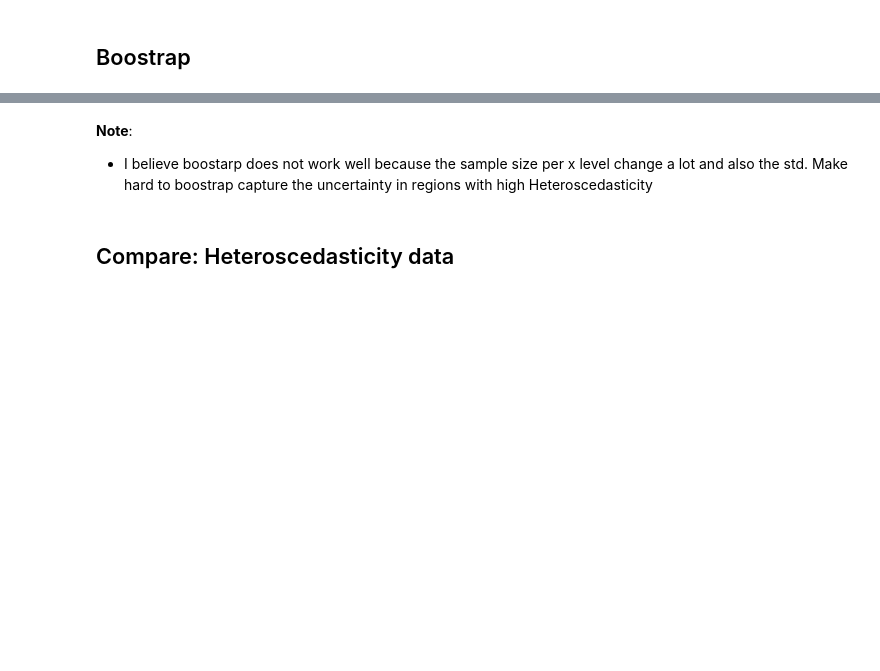
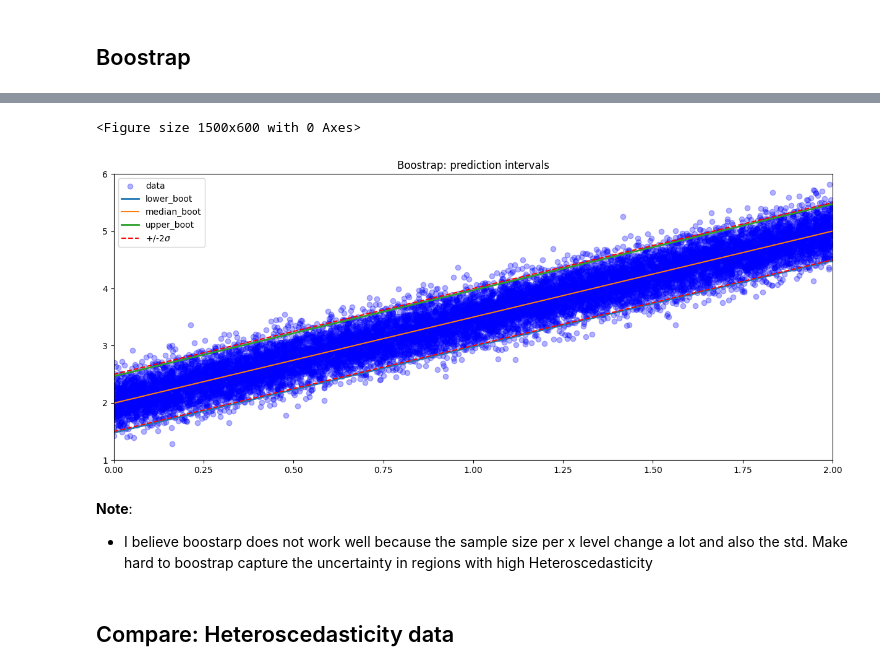
Before and after one commit to leandroohf/machine_learning_algorithms, a Jupyter notebook: dev/intro_to_prediction_interval.ipynb, the cells around one changed output, grey strips where cells are left out. Cells and saved outputs as stored; diff of their text form; code cells hidden in the pictures; blank space fills up the shorter version.

```diff
--- a/dev/intro_to_prediction_interval.ipynb
+++ b/dev/intro_to_prediction_interval.ipynb
@@ -661,13 +685,3 @@ Bootstrapping is a resampling technique that involves generating new datasets by
 refs:
 * https://medium.com/@joetrankang/i-used-data-science-and-bootstrap-to-determine-the-optimal-housing-price-daddeefaa8eb
 * Look gitlab code and org files for R code for boostrap
-# %%
-n_samples = 5000
-X_train, y_train, yy_train = make_linear_data(n_samples,linear_params)
-
-grid_size = 150
-
-X_train = X_train.reshape(-1, 1)
-X_train.shape
-
-x_grid = np.linspace(-0.0,2.0,grid_size).reshape(-1, 1)
@@ -718,0 +692,8 @@ _upper.shape
+# %%
+%%time
+
+model = Boot(LinearRegression())
+model.fit(X_train.reshape(-1, 1), y_train)
+
+_median, _pi = model.predict(x_grid, uncertainty=0.05)
+_lower, _upper = _pi[:,0], _pi[:,1]
@@ -719,29 +714,31 @@ _upper.shape
 # %%
 plt.figure(figsize=[15, 6])
 
 a = linear_params.get('a',None)
 b = linear_params.get('b',None)
 _sigma = linear_params.get('sigma',None)
 
 f_x = a* x_grid + b
 _delta = 2.0*_sigma  # 2 sigmas
 
-_ = plt.scatter(X_train, y_train, label='data', alpha=.2, color='blue')
+_ = plt.scatter(X_train, y_train, label='data', alpha=.3, color='blue')
 
-_ = plt.plot(x_grid,_lower , label='lower_boot')
+_ = plt.plot(x_grid,_lower , label='lower_boot',linewidth=2)
 _ = plt.plot(x_grid, _median, label='median_boot')
-_ = plt.plot(x_grid, _upper, label='upper_boot')
+_ = plt.plot(x_grid, _upper, label='upper_boot', linewidth=2)
 
 _ = plt.plot(x_grid, f_x + _delta, 'r--', label='+/-2$\sigma$'); # upper boundary prediction
 _ = plt.plot(x_grid, f_x - _delta, 'r--'); # lower boundary prediction
-
 
 _ = plt.title('Boostrap: prediction intervals')
 
 _ = plt.xlim(0.0,2.0)
 _ = plt.ylim(1.0,6.0)
 _ = plt.legend();
 _ = plt.show()
+# %% [output]
+<Figure size 1500x600 with 0 Axes>
+[figure, added]
 # %% [markdown]
 **Note**:
 
```
Also changed, not shown: parts of 39 cells of this notebook, 1 other file.
